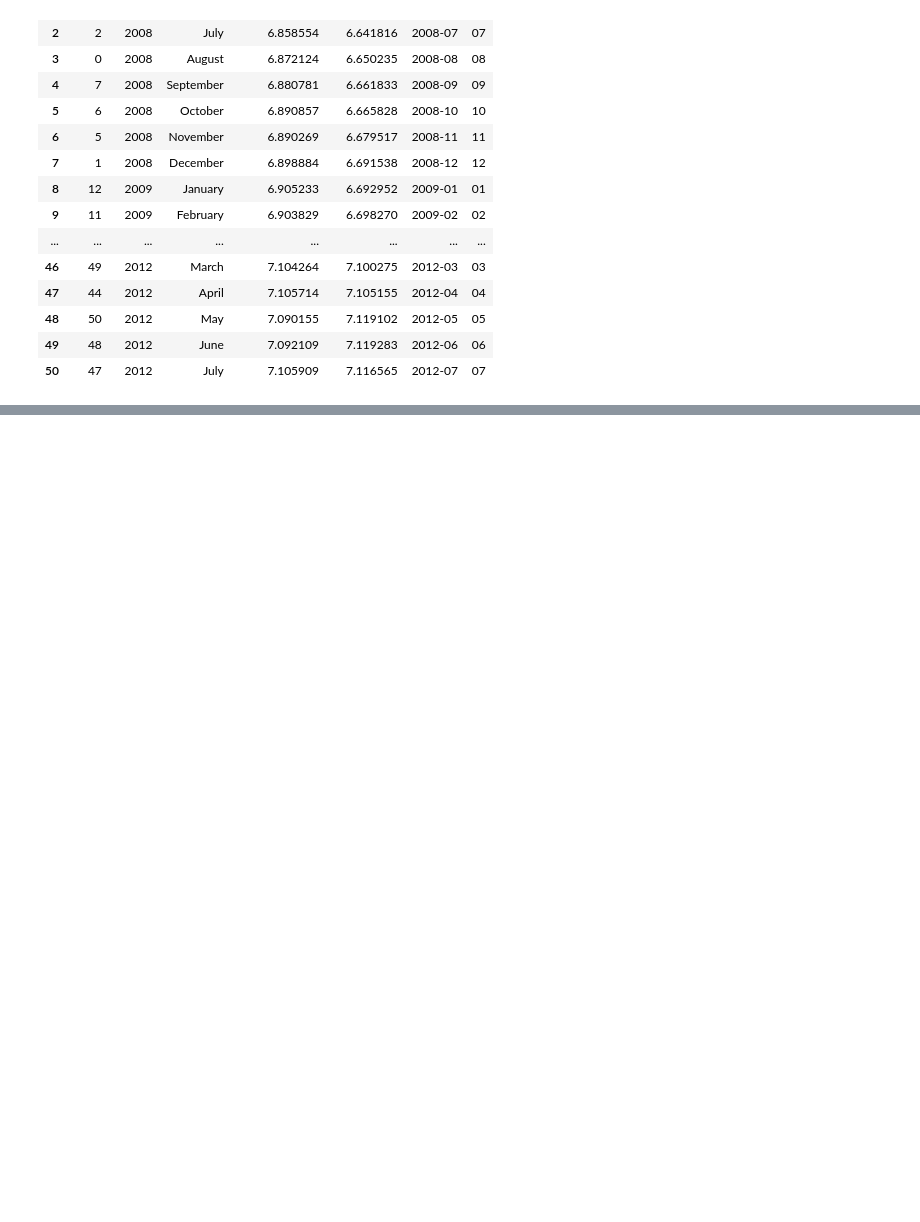
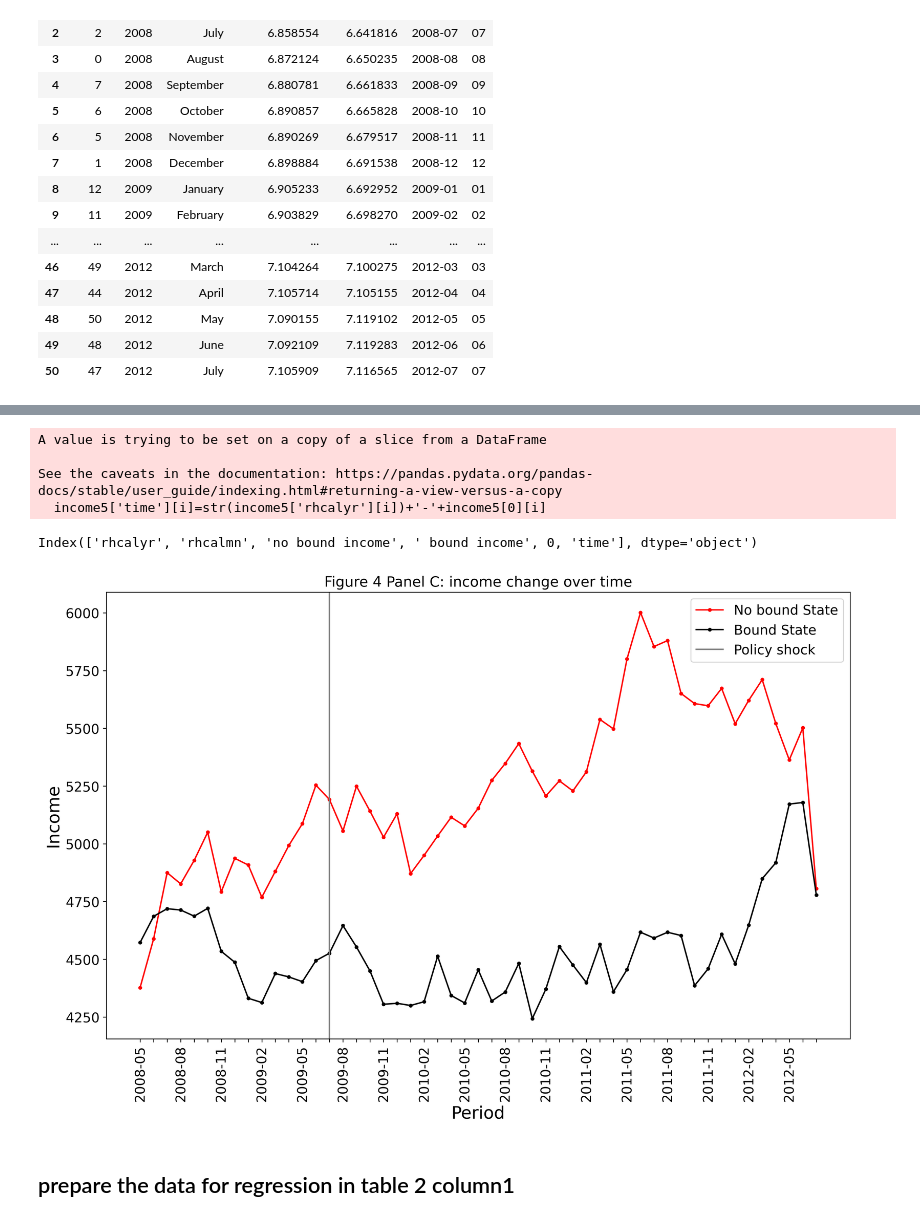
Before and after one commit to yijiawen1203/The-minimum-wage-and-the-Great-Recession, a Jupyter notebook: precessing the sipp data.ipynb, the cells around one changed output, grey strips where cells are left out. Saved outputs shown, nothing was run; the diff lists cells and outputs as text; code cells hidden in the pictures; blank space fills up the shorter version.

```diff
--- a/precessing the sipp data.ipynb
+++ b/precessing the sipp data.ipynb
@@ -632,0 +648,3 @@ wage6
+# %%
+income4=income3.copy()
+income4.reset_index(inplace=True)
@@ -632,0 +671,64 @@ wage6
+# %%
+income5=income4.merge(monthpd,left_on='rhcalmn',right_index=True,how='left')
+# %%
+income5['time']=''
+for i in range(len(income5)):
+    income5['time'][i]=str(income5['rhcalyr'][i])+'-'+income5[0][i]
+# %% [output]
+A value is trying to be set on a copy of a slice from a DataFrame
+
+See the caveats in the documentation: https://pandas.pydata.org/pandas-docs/stable/user_guide/indexing.html#returning-a-view-versus-a-copy
+  income5['time'][i]=str(income5['rhcalyr'][i])+'-'+income5[0][i]
+# %%
+
+income5=income5.sort_values(by='time',ascending=True)
+income5=income5.reset_index(drop=True)
+# %%
+income5.columns
+# %% [output]
+Index(['rhcalyr', 'rhcalmn', 'no bound income', ' bound income', 0, 'time'], dtype='object')
+# %%
+#use the data to draw line graph.
+import matplotlib.pyplot as plt
+
+#title = 'Market Sale Price Growth'
+# subset_col = data_pd_complete[data_pd_complete['Feature'] == 'Market Sale Price Growth' ]
+
+fig=plt.figure(figsize=(12, 8), dpi= 300, facecolor='w', edgecolor='k')
+
+
+subset = income5.copy()
+x = subset['time'].to_list()
+y1 = subset['no bound income'].to_numpy()
+y2 = subset[' bound income'].to_numpy()
+
+# plot lines
+plt.plot(x, y1, label = "No bound State", color='red',marker='.')
+plt.plot(x, y2, label = "Bound State", color='black',marker='.')
+
+plt.axvline(x='2009-07', color='gray', linestyle='-',  label = "Policy shock")
+
+
+
+
+plt.xlabel('Period', fontsize=18)
+plt.ylabel('Income', fontsize=18)
+plt.legend(fontsize=14) # using a size in points
+#plt.xticks(range(0,len(miami_picture['Period'].tolist()))[::4],miami_picture['Period'].tolist()[::4],fontsize=14, rotation=45)
+plt.xticks(fontsize=14, rotation=90)
+
+plt.xticks(np.arange(0,51,1), [x[i] if i in range(0,51,3) else '' for i in range(0,51)])
+
+# plt.locator_params(nbins=4)
+#  plt.locator_params(axis='x', nbins=15)
+# ax.xaxis.set_major_locator(plt.MaxNLocator(3))
+plt.yticks(fontsize=14)
+plt.tight_layout()
+plt.title('Figure 4 Panel C: income change over time', fontsize=15)
+# plt.show()
+#plt.savefig('2Market Sale Price Growth_20220502.png',dpi=300)
+# plt.savefig('Figure 4 Panel C: income change over time.png',bbox_inches='tight',dpi=300)
+# %% [output]
+[figure, added]
+# %% [markdown]
+## prepare the data for regression in table 2 column1
```
Also changed, not shown: parts of 57 cells of this notebook.
